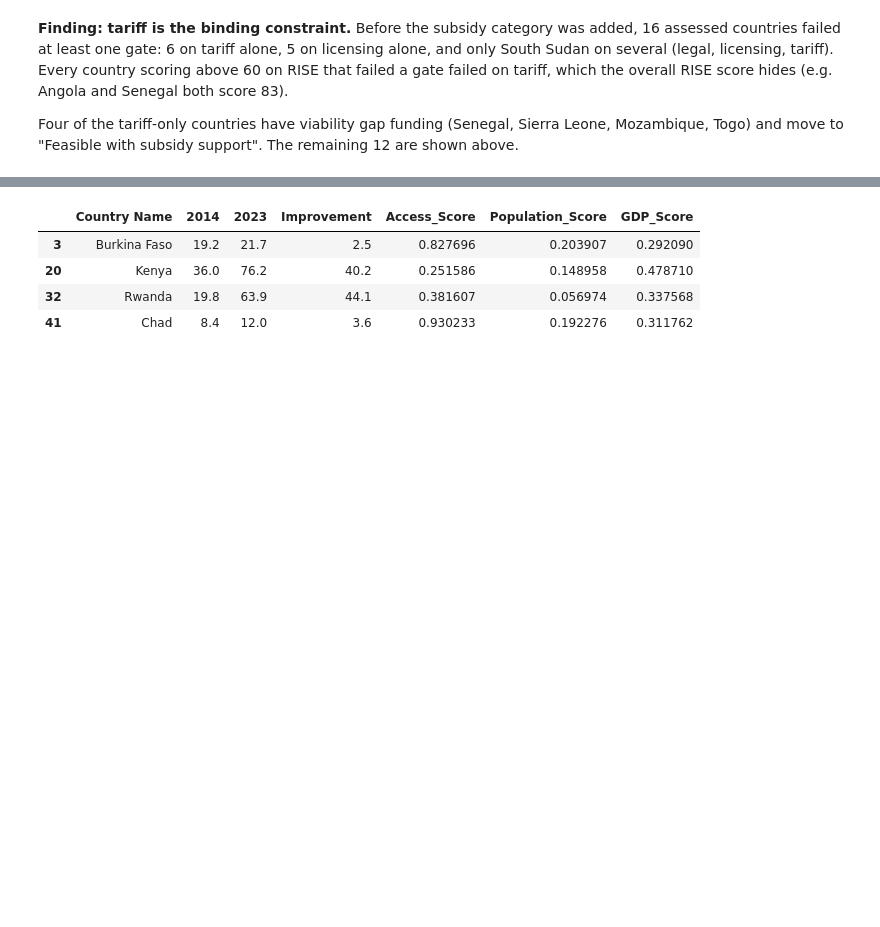
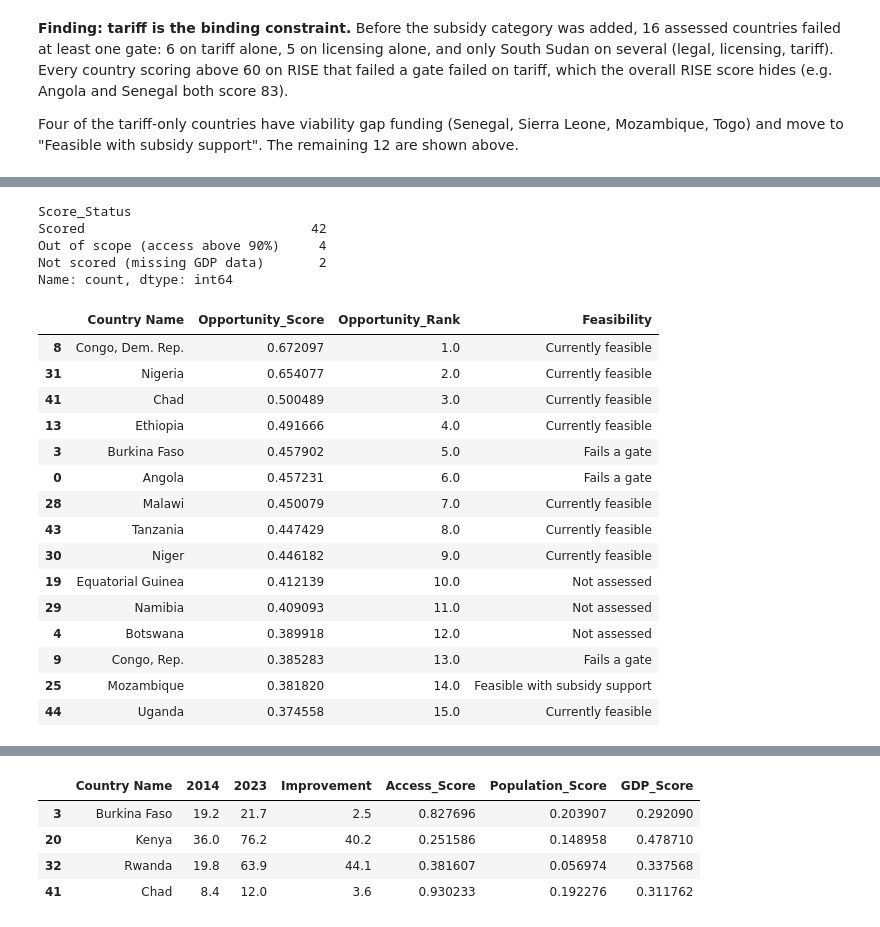
Before and after one commit to meezhay/energy-market-intelligence, a Jupyter notebook: notebooks/04_market_readiness.ipynb, the cells around one changed output, grey strips where cells are left out. Drawn from its saved outputs; the diff is of its cells as text; code cells hidden in the pictures; blank space fills up the shorter version.

Commit message:
v4: market readiness dashboard (opportunity vs readiness, feasibility gates)

```diff
--- a/notebooks/04_market_readiness.ipynb
+++ b/notebooks/04_market_readiness.ipynb
@@ -281,3 +281,4 @@ readiness_df.loc[
     readiness_df["Feasibility"] == "Fails a gate",
     ["Country Name", "RISE_Minigrid_Score", "Failed_Gates"],
 ].sort_values("RISE_Minigrid_Score", ascending=False)
+readiness_df["Failed_Gates"] = readiness_df["Failed_Gates"].replace("", "None")
@@ -307,0 +307,63 @@ shown above.
+# %%
+# Final opportunity score: access, population, GDP (one third each; improvement is context only)
+# Scored only for countries with 2023 access at or below 90%; scores are rescaled within that group
+from src.scoring import (
+    calculate_access_score,
+    calculate_population_score,
+    calculate_gdp_score,
+    calculate_weighted_score,
+)
+
+in_scope = readiness_df["2023"] <= 90
+
+scope_df = readiness_df[in_scope].copy()
+scope_df = calculate_access_score(scope_df)
+scope_df = calculate_population_score(scope_df)
+scope_df = calculate_gdp_score(scope_df)
+scope_df = calculate_weighted_score(
+    scope_df,
+    {"Access_Score": 1/3, "Population_Score": 1/3, "GDP_Score": 1/3},
+    output_column="Opportunity_Score",
+)
+scope_df["Opportunity_Rank"] = scope_df["Opportunity_Score"].rank(ascending=False, method="min")
+
+# Attach only the two new columns to the full 48-country table
+readiness_df = readiness_df.merge(
+    scope_df[["Country Code", "Opportunity_Score", "Opportunity_Rank"]],
+    on="Country Code",
+    how="left",
+)
+
+# Explain every blank score instead of leaving NaN unexplained
+readiness_df["Score_Status"] = np.select(
+    [~in_scope, readiness_df["Opportunity_Score"].isna()],
+    ["Out of scope (access above 90%)", "Not scored (missing GDP data)"],
+    default="Scored",
+)
+
+readiness_df["Score_Status"].value_counts()
+# %% [output]
+Score_Status
+Scored                             42
+Out of scope (access above 90%)     4
+Not scored (missing GDP data)       2
+Name: count, dtype: int64
+# %%
+readiness_df.sort_values("Opportunity_Rank")[["Country Name", "Opportunity_Score", "Opportunity_Rank", "Feasibility"]].head(15)
+# %% [output]
+|  | Country Name | Opportunity_Score | Opportunity_Rank | Feasibility |
+| 8 | Congo, Dem. Rep. | 0.672097 | 1.0 | Currently feasible |
+| 31 | Nigeria | 0.654077 | 2.0 | Currently feasible |
+| 41 | Chad | 0.500489 | 3.0 | Currently feasible |
+| 13 | Ethiopia | 0.491666 | 4.0 | Currently feasible |
+| 3 | Burkina Faso | 0.457902 | 5.0 | Fails a gate |
+| 0 | Angola | 0.457231 | 6.0 | Fails a gate |
+| 28 | Malawi | 0.450079 | 7.0 | Currently feasible |
+| 43 | Tanzania | 0.447429 | 8.0 | Currently feasible |
+| 30 | Niger | 0.446182 | 9.0 | Currently feasible |
+| 19 | Equatorial Guinea | 0.412139 | 10.0 | Not assessed |
+| 29 | Namibia | 0.409093 | 11.0 | Not assessed |
+| 4 | Botswana | 0.389918 | 12.0 | Not assessed |
+| 9 | Congo, Rep. | 0.385283 | 13.0 | Fails a gate |
+| 25 | Mozambique | 0.381820 | 14.0 | Feasible with subsidy support |
+| 44 | Uganda | 0.374558 | 15.0 | Currently feasible |
```
Also changed, not shown: parts of 7 cells of this notebook, 5 other files.
